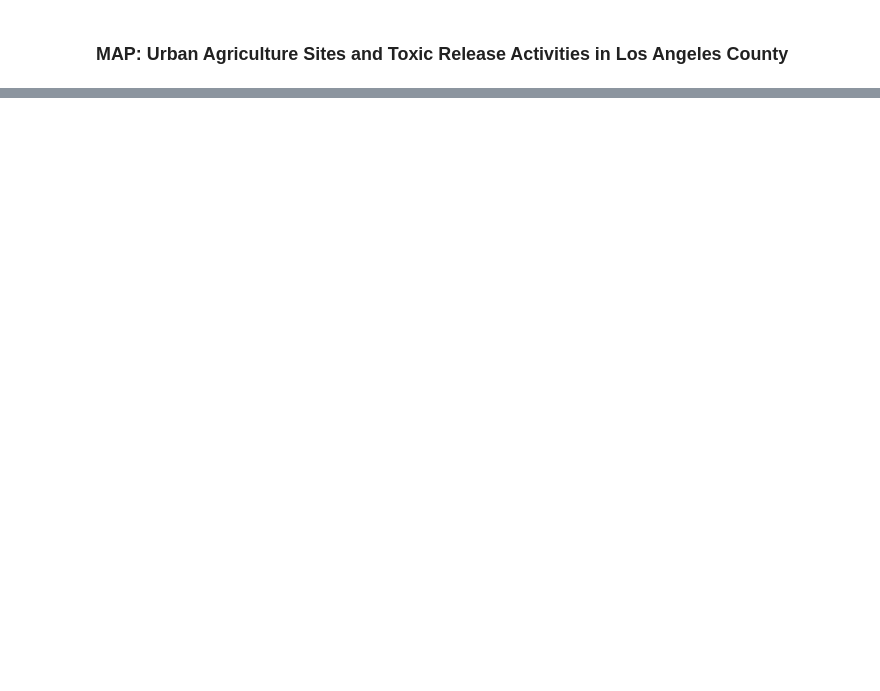
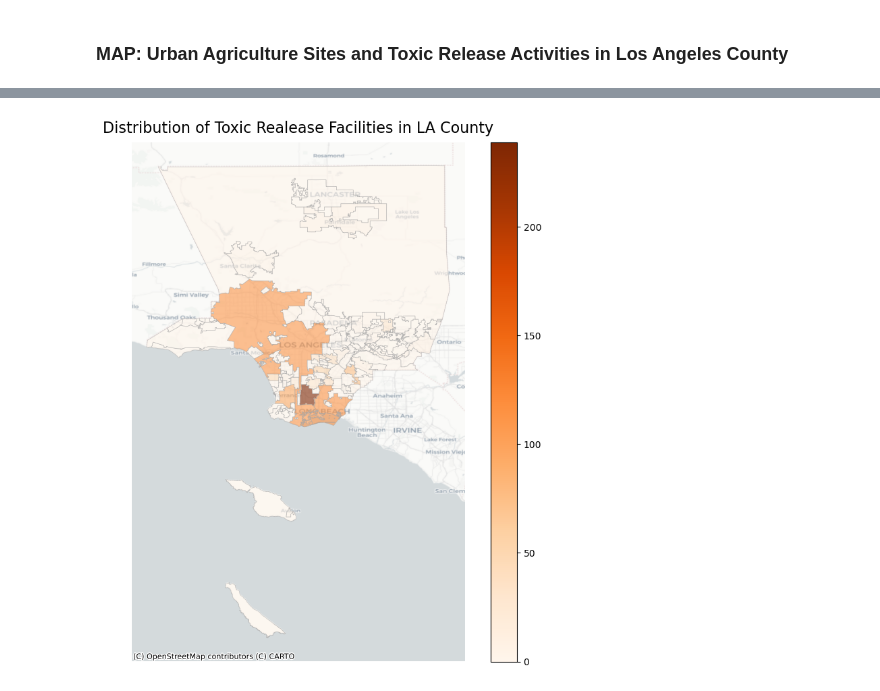
Before and after one commit to ngmelo/Food-Systems-Policy-Research, a Jupyter notebook: Food Systems and General Plans/LAC Map .ipynb, the cells around one changed output, grey strips where cells are left out. Saved outputs shown, nothing was run; the diff lists cells and outputs as text; code cells hidden in the pictures; blank space fills up the shorter version.

```diff
--- a/Food Systems and General Plans/LAC Map .ipynb
+++ b/Food Systems and General Plans/LAC Map .ipynb
@@ -145,0 +261,3 @@ print(UALACg2.shape)
+# %%
+# setting index tox release counts df and munis df to municipalities
+LACcitieslines.set_index('CITY_NAME', inplace = True)
@@ -145,0 +279,7 @@ print(UALACg2.shape)
+# %%
+# joining counts of toxic release sites to muni gdf
+LACfinal = LACcitieslines.join(toxrelsites)
+
+# replacing NaN values
+LACfinal['Facilities'].replace(np.nan, 0, inplace = True)
+print(LACfinal['Facilities'].isna().sum())
@@ -145,0 +288,7 @@ print(UALACg2.shape)
+# %%
+# joining counts of UA sites to muni gdf
+LACfinal = LACfinal.join(UAsites)
+
+# replacing NaN values
+LACfinal['UA Sites'].replace(np.nan, 0, inplace = True)
+print(LACfinal['UA Sites'].isna().sum())
@@ -174,0 +359,24 @@ ctx.add_basemap(ax, crs='EPSG:4326', source=ctx.providers.CartoDB.Positron)
+# %%
+# Toxic release choropleth map
+fig, ax = plt.subplots(figsize=(10,10))
+
+# tox release layer
+LACfinal.plot(ax=ax,
+                column= 'Facilities',
+                edgecolor = 'darkgrey',
+                linewidth =.5,
+                cmap='Oranges',
+                alpha=.6,
+                legend= True)
+
+# customs
+ax.axis('off')
+ax.set_title("Distribution of Toxic Realease Facilities in LA County",fontsize=16, pad=10)
+
+# focusing on LA County sans Avalon
+#ax.set_ylim(33.5,35)
+
+# basemap
+ctx.add_basemap(ax, crs='EPSG:4326', source=ctx.providers.CartoDB.Positron)
+# %% [output]
+[figure, added]
```
Also changed, not shown: parts of 24 cells of this notebook, 2 other files.
